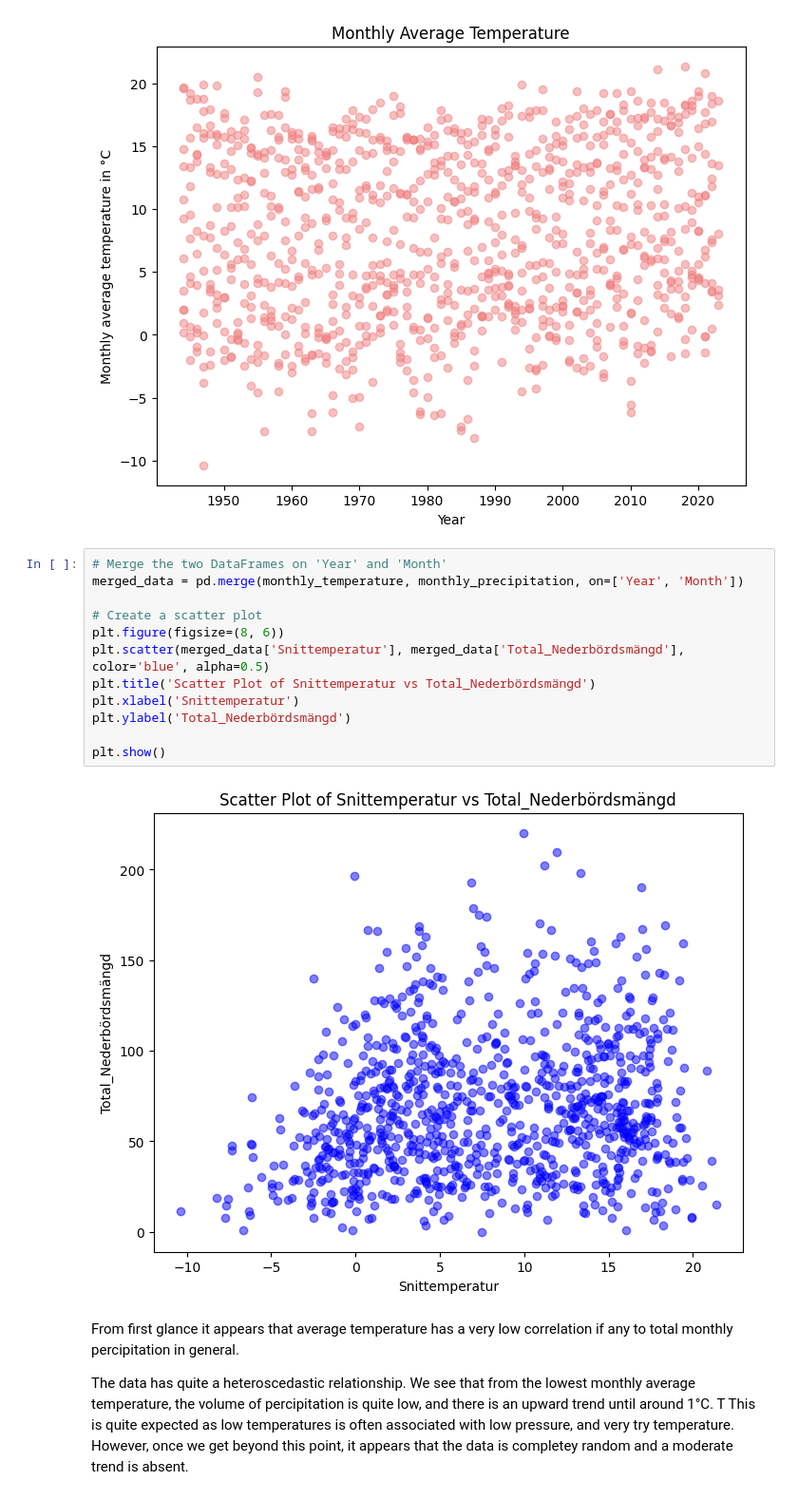
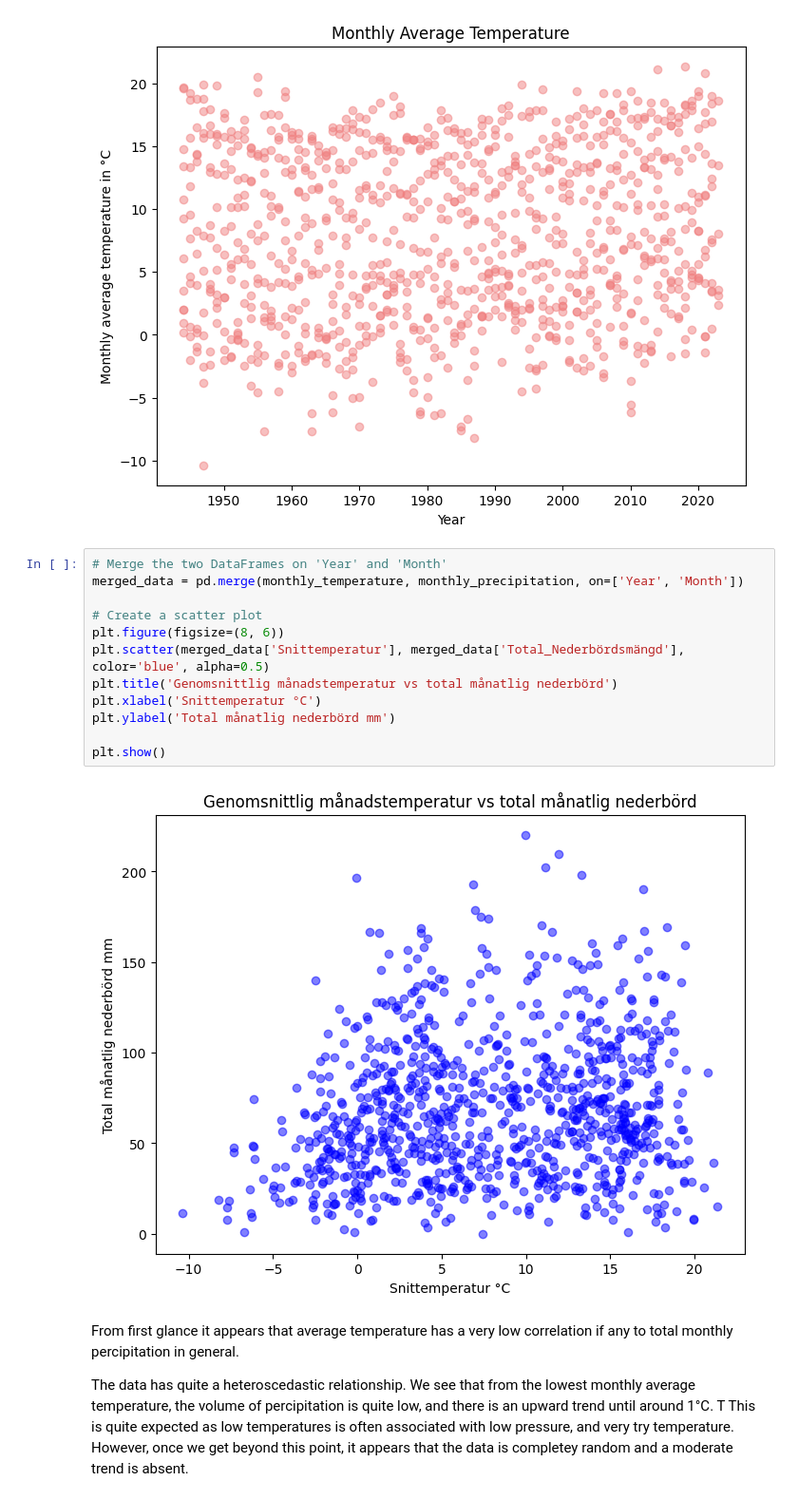
Before and after one commit to msteele919/projectwork, a Jupyter notebook: Correlations/corr_temp_ned.ipynb, the cells around one changed output. Shown at 95% size. Drawn from its saved outputs; the diff is of its cells as text.

```diff
--- a/Correlations/corr_temp_ned.ipynb
+++ b/Correlations/corr_temp_ned.ipynb
@@ -273,17 +273,17 @@ Text(0, 0.5, 'Monthly average temperature in °C')
 # %%
 # Merge the two DataFrames on 'Year' and 'Month'
 merged_data = pd.merge(monthly_temperature, monthly_precipitation, on=['Year', 'Month'])
 
 # Create a scatter plot
 plt.figure(figsize=(8, 6))
 plt.scatter(merged_data['Snittemperatur'], merged_data['Total_Nederbördsmängd'], color='blue', alpha=0.5)
-plt.title('Scatter Plot of Snittemperatur vs Total_Nederbördsmängd')
-plt.xlabel('Snittemperatur')
-plt.ylabel('Total_Nederbördsmängd')
+plt.title('Genomsnittlig månadstemperatur vs total månatlig nederbörd')
+plt.xlabel('Snittemperatur °C')
+plt.ylabel('Total månatlig nederbörd mm')
 
 plt.show()
 # %% [output]
-[figure, old version]
+[figure, new version]
 # %% [markdown]
 From first glance it appears that average temperature has a very low correlation if any to total monthly percipitation in general.
 
```
Also changed, not shown: parts of 7 cells of this notebook, 7 other files.
